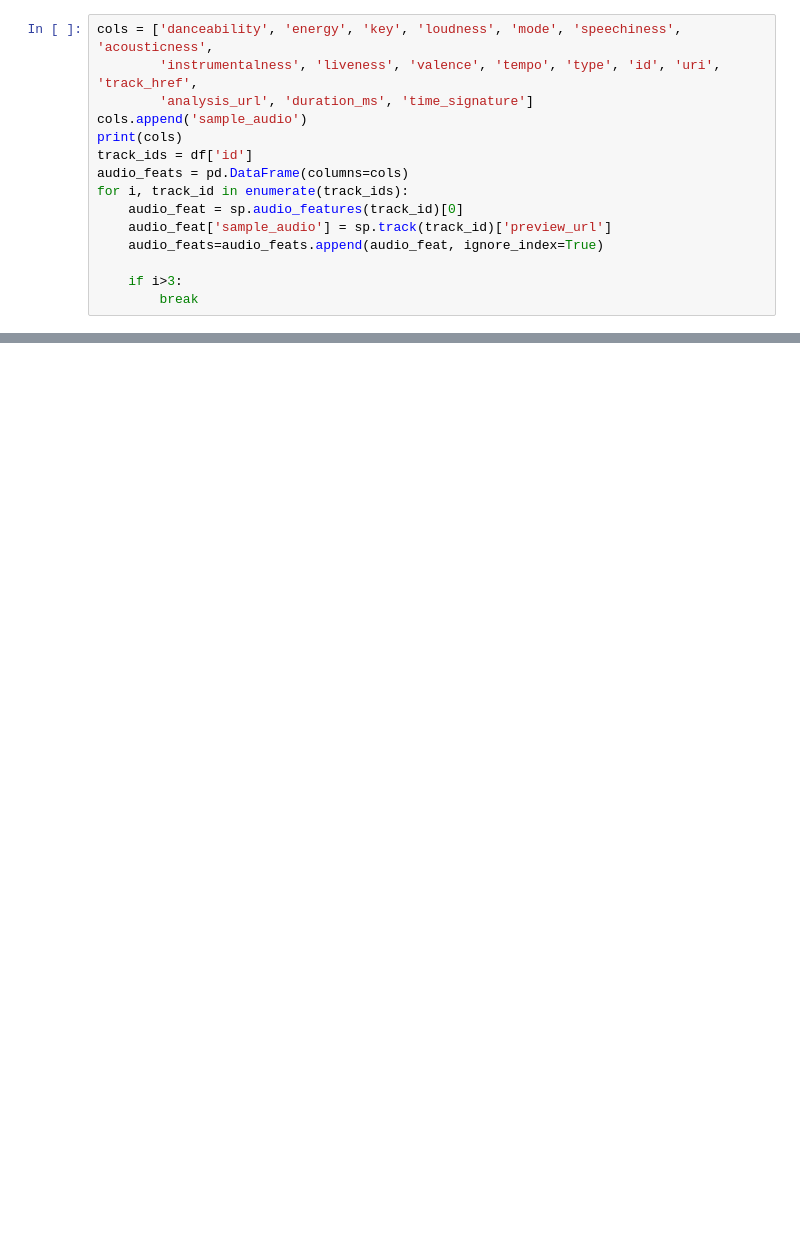
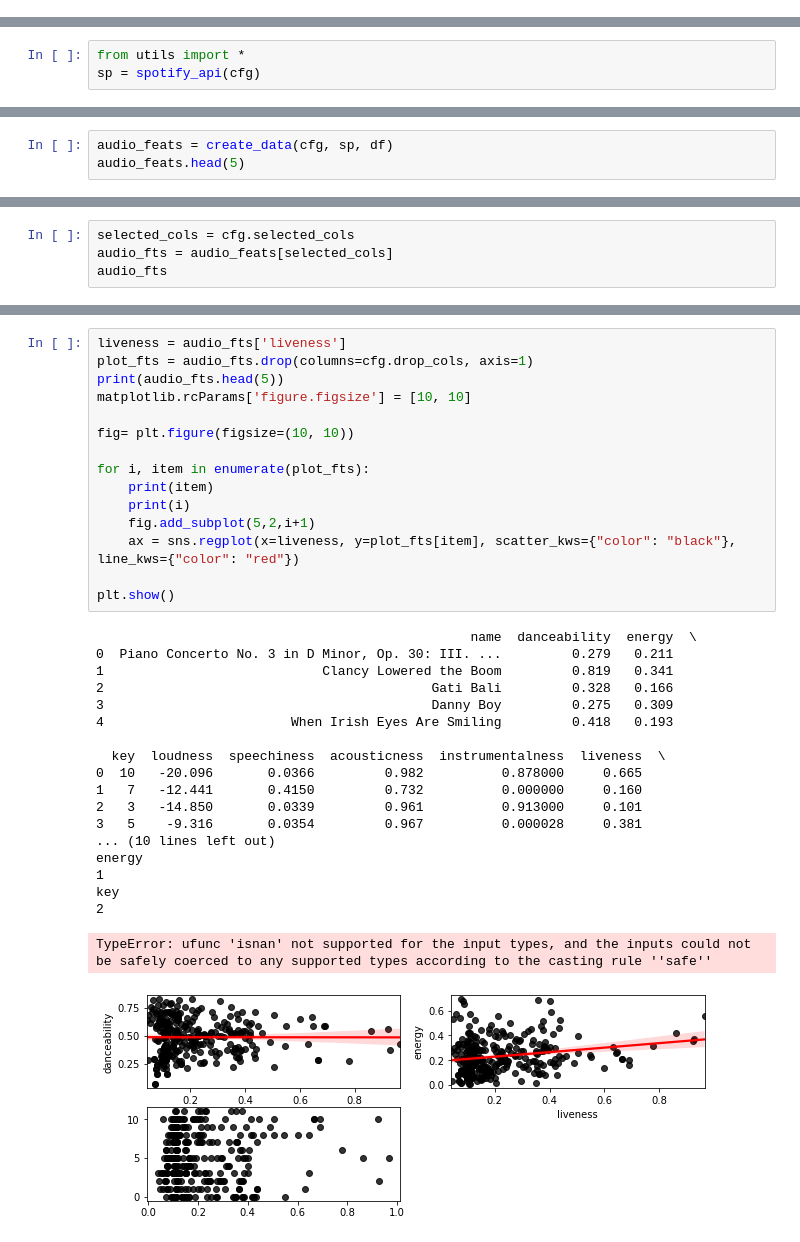
Before and after one commit to ksuchoi216/live_music_detection, a Jupyter notebook: live_music_detection.ipynb, the cells around one changed output, grey strips where cells are left out. Saved outputs shown, nothing was run; the diff lists cells and outputs as text; blank space fills up the shorter version.

```diff
--- a/live_music_detection.ipynb
+++ b/live_music_detection.ipynb
@@ -54,15 +14,0 @@ def get_audio_sample(track_id):
-# %%
-cols = ['danceability', 'energy', 'key', 'loudness', 'mode', 'speechiness', 'acousticness',
-        'instrumentalness', 'liveness', 'valence', 'tempo', 'type', 'id', 'uri', 'track_href',
-        'analysis_url', 'duration_ms', 'time_signature']
-cols.append('sample_audio')
-print(cols)
-track_ids = df['id']
-audio_feats = pd.DataFrame(columns=cols)
-for i, track_id in enumerate(track_ids):
-    audio_feat = sp.audio_features(track_id)[0]
-    audio_feat['sample_audio'] = sp.track(track_id)['preview_url']
-    audio_feats=audio_feats.append(audio_feat, ignore_index=True)
-
-    if i>3:
-        break
@@ -79,0 +15,3 @@ audio_feats
+# %%
+from utils import *
+sp = spotify_api(cfg)
@@ -79,0 +30,3 @@ audio_feats
+# %%
+audio_feats = create_data(cfg, sp, df)
+audio_feats.head(5)
@@ -79,0 +41,4 @@ audio_feats
+# %%
+selected_cols = cfg.selected_cols
+audio_fts = audio_feats[selected_cols]
+audio_fts
@@ -79,0 +103,35 @@ audio_feats
+# %%
+liveness = audio_fts['liveness']
+plot_fts = audio_fts.drop(columns=cfg.drop_cols, axis=1)
+print(audio_fts.head(5))
+matplotlib.rcParams['figure.figsize'] = [10, 10]
+
+fig= plt.figure(figsize=(10, 10))
+
+for i, item in enumerate(plot_fts):
+    print(item)
+    print(i)
+    fig.add_subplot(5,2,i+1)
+    ax = sns.regplot(x=liveness, y=plot_fts[item], scatter_kws={"color": "black"}, line_kws={"color": "red"})
+
+plt.show()
+# %% [output]
+                                                name  danceability  energy  \
+0  Piano Concerto No. 3 in D Minor, Op. 30: III. ...         0.279   0.211
+1                            Clancy Lowered the Boom         0.819   0.341
+2                                          Gati Bali         0.328   0.166
+3                                          Danny Boy         0.275   0.309
+4                        When Irish Eyes Are Smiling         0.418   0.193
+
+  key  loudness  speechiness  acousticness  instrumentalness  liveness  \
+0  10   -20.096       0.0366         0.982          0.878000     0.665
+1   7   -12.441       0.4150         0.732          0.000000     0.160
+2   3   -14.850       0.0339         0.961          0.913000     0.101
+3   5    -9.316       0.0354         0.967          0.000028     0.381
+... (10 lines left out)
+energy
+1
+key
+2
+TypeError: ufunc 'isnan' not supported for the input types, and the inputs could not be safely coerced to any supported types according to the casting rule ''safe''
+[figure, added]
```
Also changed, not shown: parts of 14 cells of this notebook, 2 other files.
